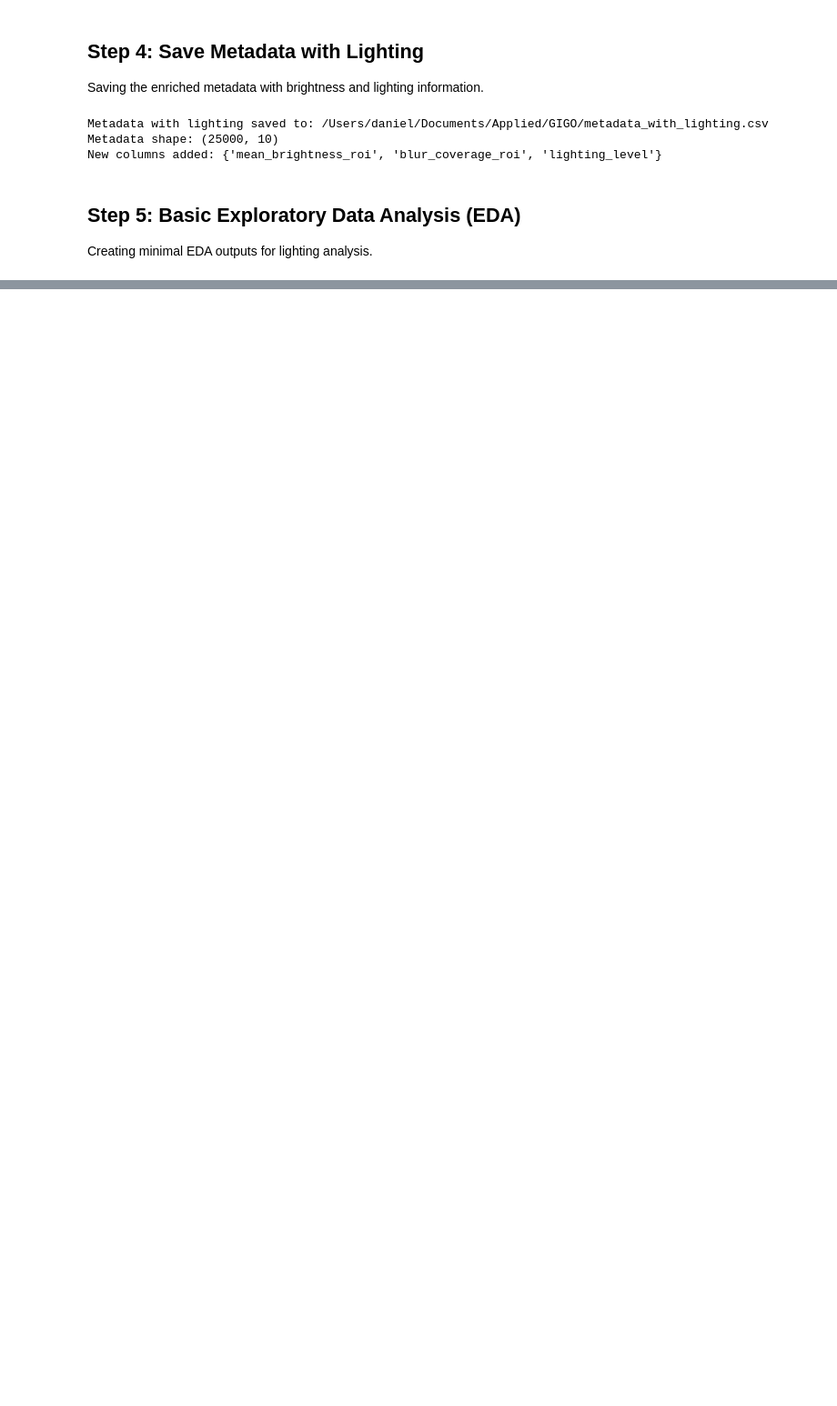
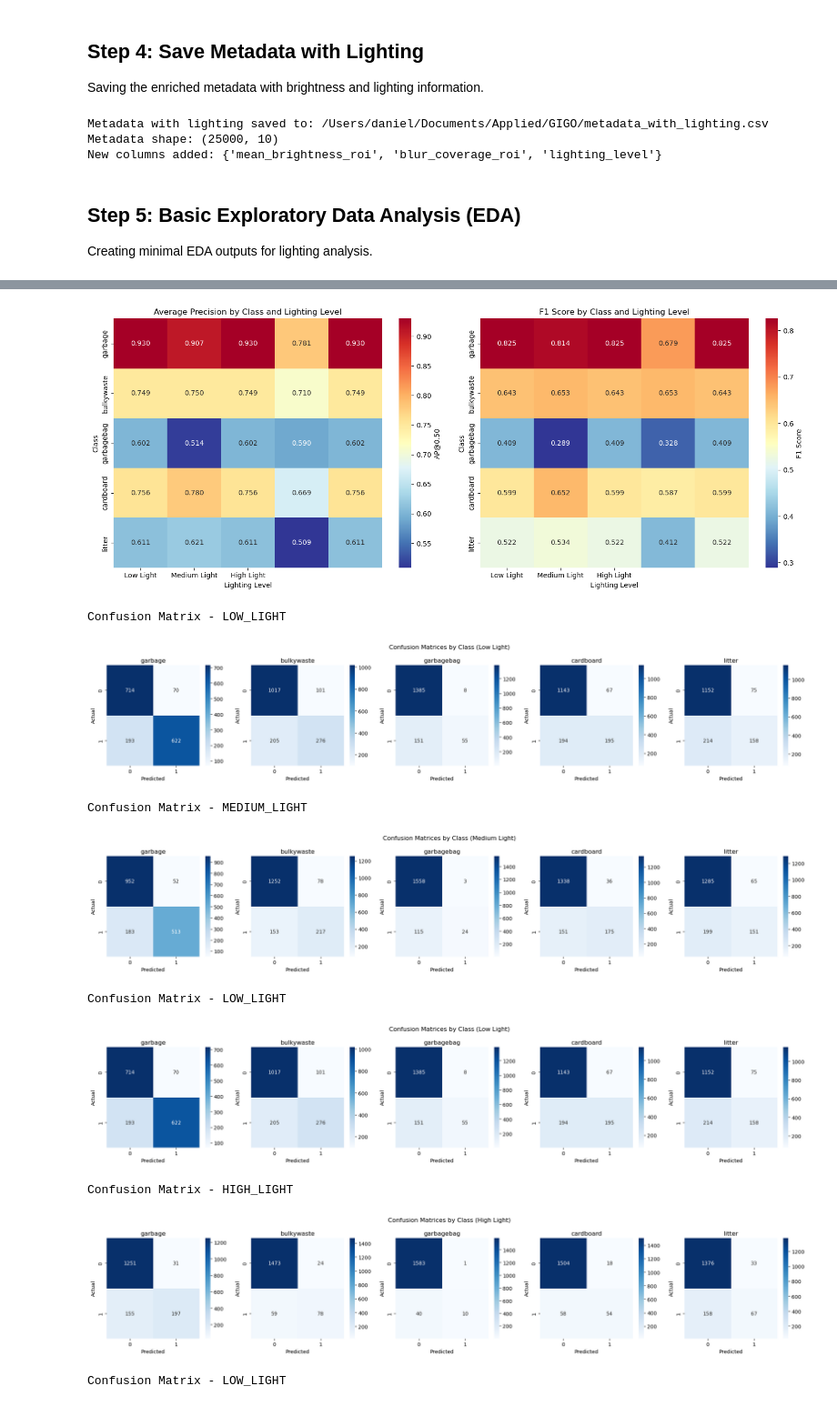
Before and after one commit to Daniel5452/Lighting-Variation-Impact-on-Urban-Garbage-Detection, a Jupyter notebook: GIGO_lighting_variation.ipynb, the cells around one changed output, grey strips where cells are left out. Shown at 91% size. Drawn from its saved outputs; the diff is of its cells as text; code cells hidden in the pictures; blank space fills up the shorter version.

```diff
--- a/GIGO_lighting_variation.ipynb
+++ b/GIGO_lighting_variation.ipynb
@@ -528,26 +481,22 @@ Dataset sizes - Train: 18457, Val: 1231, Test: 4922
 # %%
-# CELL 3: ResNet50 multi-label training (MPS only)
+# training ResNet50
 import torch.nn as nn
 import torchvision.models as models
 from sklearn.metrics import f1_score
 
-# Force Apple GPU
-assert torch.backends.mps.is_available(),
+assert torch.backends.mps.is_available()
 device = torch.device("mps")
 
-# Model: ResNet50 with 5 output classes
 model = models.resnet50(pretrained=True)
 model.fc = nn.Linear(model.fc.in_features, 5)
 model = model.to(device)
 
-# Loss and optimizer
 criterion = nn.BCEWithLogitsLoss()
 optimizer = torch.optim.AdamW(model.parameters(), lr=1e-4)
 
-# Training loop
-num_epochs = 10
+# loop
+num_epochs = 5
 for epoch in range(num_epochs):
-    # Train
     model.train()
     train_loss = 0
     for images, labels, _ in train_loader:
@@ -561,7 +510,7 @@ for epoch in range(num_epochs):
 
         train_loss += loss.item()
 
-    # Validation
+    # Val
     model.eval()
     val_preds, val_labels = [], []
     with torch.no_grad():
@@ -574,4 +523,9 @@ for epoch in range(num_epochs):
 
     val_f1 = f1_score(val_labels, val_preds, average='macro')
     print(f"Epoch {epoch+1}: Train Loss: {train_loss/len(train_loader):.4f}, Val Macro-F1: {val_f1:.4f}")
+
+
+model_path = data_path + "resnet50_gigo_model.pth"
+torch.save(model.state_dict(), model_path)
+print(f"Training complete. Model saved to: {model_path}")
 # %% [output]
@@ -621,0 +650,57 @@ for lighting_level in ['low_light', 'medium_light', 'high_light']:
+# %%
+# heatmaps and confusion matrices
+
+# Performance Heatmaps
+fig, (ax1, ax2) = plt.subplots(1, 2, figsize=(15, 6))
+
+# AP heatmap
+ap_matrix = np.array([[lighting_results[light]['ap'][i] for light in lighting_levels] for i in range(5)])
+sns.heatmap(ap_matrix, annot=True, fmt='.3f', cmap='RdYlBu_r',
+           xticklabels=['Low Light', 'Medium Light', 'High Light'],
+           yticklabels=label_names, ax=ax1, cbar_kws={'label': 'AP@0.50'})
+ax1.set_title('Average Precision by Class and Lighting Level')
+ax1.set_xlabel('Lighting Level')
+ax1.set_ylabel('Class')
+
+# F1 heatmap
+f1_matrix = np.array([[lighting_results[light]['f1'][i] for light in lighting_levels] for i in range(5)])
+sns.heatmap(f1_matrix, annot=True, fmt='.3f', cmap='RdYlBu_r',
+           xticklabels=['Low Light', 'Medium Light', 'High Light'],
+           yticklabels=label_names, ax=ax2, cbar_kws={'label': 'F1 Score'})
+ax2.set_title('F1 Score by Class and Lighting Level')
+ax2.set_xlabel('Lighting Level')
+ax2.set_ylabel('Class')
+
+plt.tight_layout()
+plt.show()
+
+
+
+# Confusion Matrices - By Lighting Level
+for lighting in lighting_levels:
+    print(f"Confusion Matrix - {lighting.upper()}")
+    mask = np.array(test_lighting) == lighting
+    level_preds = test_preds[mask]
+    level_labels = test_labels[mask]
+
+    fig, axes = plt.subplots(1, 5, figsize=(20, 4))
+    for i, class_name in enumerate(label_names):
+        cm = confusion_matrix(level_labels[:, i], level_preds[:, i])
+        sns.heatmap(cm, annot=True, fmt='d', cmap='Blues', ax=axes[i])
+        axes[i].set_title(f'{class_name}')
+        axes[i].set_xlabel('Predicted')
+        axes[i].set_ylabel('Actual')
+    plt.suptitle(f'Confusion Matrices by Class ({lighting.replace("_", " ").title()})')
+    plt.tight_layout()
+    plt.show()
+# %% [output]
+[figure, added]
+Confusion Matrix - LOW_LIGHT
+[figure, added]
+Confusion Matrix - MEDIUM_LIGHT
+[figure, added]
+Confusion Matrix - LOW_LIGHT
+[figure, added]
+Confusion Matrix - HIGH_LIGHT
+[figure, added]
+Confusion Matrix - LOW_LIGHT
```
Also changed, not shown: parts of 25 cells of this notebook, 12 other files.
